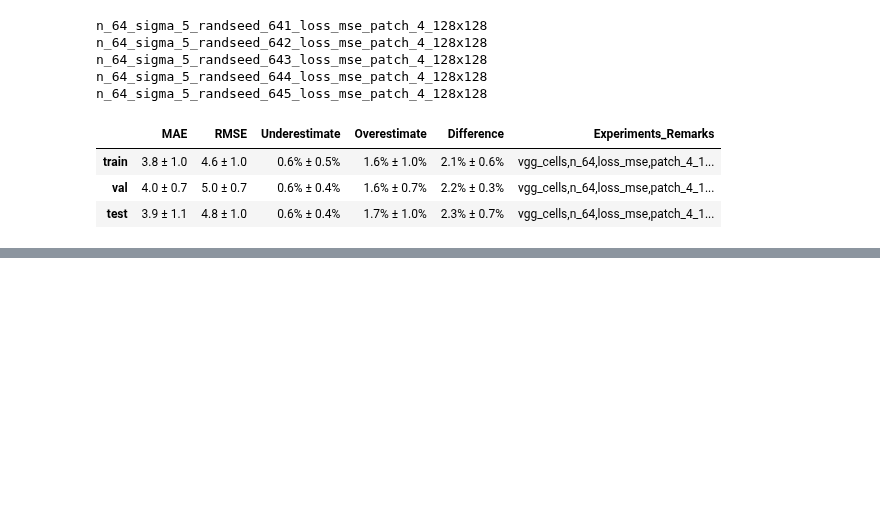
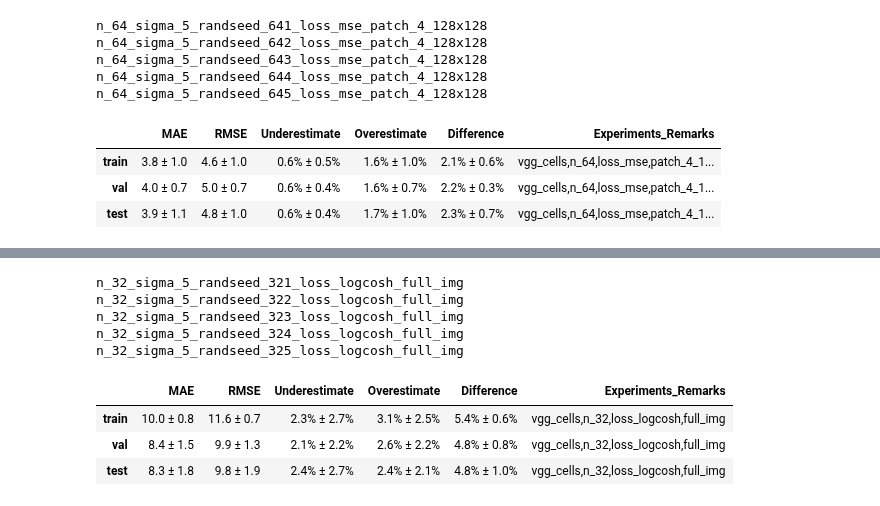
Before and after one commit to Tudor67/Object-Counting, a Jupyter notebook: experiments/1_fcrn_a/vgg_cells/experiments_stats.ipynb, the cells around one changed output, grey strips where cells are left out. Cells and saved outputs as stored; diff of their text form; code cells hidden in the pictures; blank space fills up the shorter version.

Commit message:
added 1_fcrn_a exp results on vgg_cells (full img, logcosh loss, 100 epochs)

```diff
--- a/experiments/1_fcrn_a/vgg_cells/experiments_stats.ipynb
+++ b/experiments/1_fcrn_a/vgg_cells/experiments_stats.ipynb
@@ -124,0 +131,14 @@ n_64_sigma_5_randseed_645_loss_mse_patch_4_128x128
+# %%
+res_list = load_experiments_results('.', ['n_32', 'loss_logcosh', 'full_img'])
+res_df = get_mean_and_std_of_experiments(res_list, ','.join(['vgg_cells', 'n_32', 'loss_logcosh', 'full_img']))
+res_df.head()
+# %% [output]
+n_32_sigma_5_randseed_321_loss_logcosh_full_img
+n_32_sigma_5_randseed_322_loss_logcosh_full_img
+n_32_sigma_5_randseed_323_loss_logcosh_full_img
+n_32_sigma_5_randseed_324_loss_logcosh_full_img
+n_32_sigma_5_randseed_325_loss_logcosh_full_img
+|  | MAE | RMSE | Underestimate | Overestimate | Difference | Experiments_Remarks |
+| train | 10.0 ± 0.8 | 11.6 ± 0.7 | 2.3% ± 2.7% | 3.1% ± 2.5% | 5.4% ± 0.6% | vgg_cells,n_32,loss_logcosh,full_img |
+| val | 8.4 ± 1.5 | 9.9 ± 1.3 | 2.1% ± 2.2% | 2.6% ± 2.2% | 4.8% ± 0.8% | vgg_cells,n_32,loss_logcosh,full_img |
+| test | 8.3 ± 1.8 | 9.8 ± 1.9 | 2.4% ± 2.7% | 2.4% ± 2.1% | 4.8% ± 1.0% | vgg_cells,n_32,loss_logcosh,full_img |
```
Also changed, not shown: parts of 2 cells of this notebook, 25 other files.
